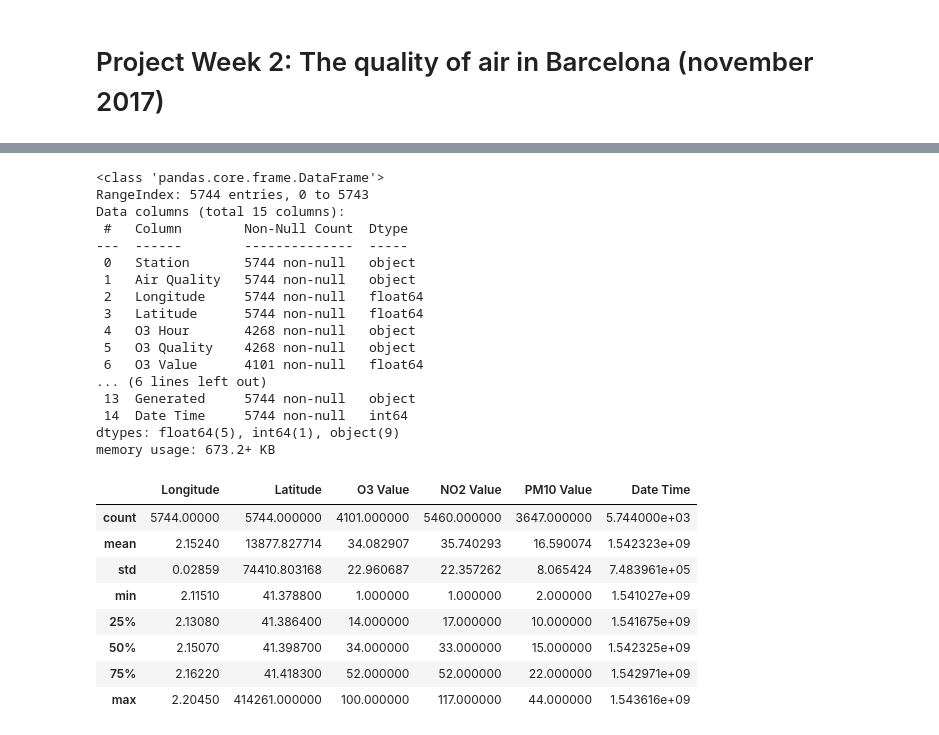
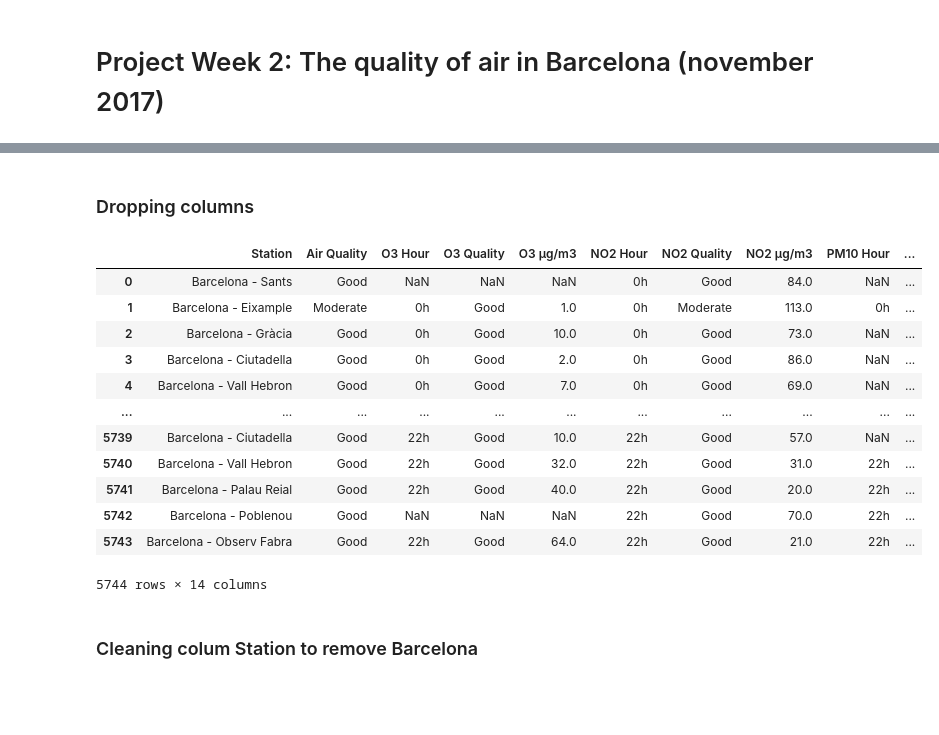
Before and after one commit to TimEisenmenger/Project-Week-2-Barcelona, a Jupyter notebook: your-project/Quality of the air in BCN - nov 17 .ipynb, the cells around one changed output, grey strips where cells are left out. Cells and saved outputs as stored; diff of their text form; code cells hidden in the pictures; blank space fills up the shorter version.

```diff
--- a/your-project/Quality of the air in BCN - nov 17 .ipynb
+++ b/your-project/Quality of the air in BCN - nov 17 .ipynb
@@ -44,32 +131,21 @@ qair.tail(10)
+# %% [markdown]
+### Dropping columns
 # %%
-qair.info()
+air_quality=air_quality.drop(columns =["Generated","Latitude","Longitude"])
+air_quality
 # %% [output]
+|  | Station | Air Quality | O3 Hour | O3 Quality | O3 µg/m3 | NO2 Hour | NO2 Quality | NO2 µg/m3 | PM10 Hour | ... |
+| 0 | Barcelona - Sants | Good | NaN | NaN | NaN | 0h | Good | 84.0 | NaN | ... |
+| 1 | Barcelona - Eixample | Moderate | 0h | Good | 1.0 | 0h | Moderate | 113.0 | 0h | ... |
+| 2 | Barcelona - Gràcia | Good | 0h | Good | 10.0 | 0h | Good | 73.0 | NaN | ... |
+| 3 | Barcelona - Ciutadella | Good | 0h | Good | 2.0 | 0h | Good | 86.0 | NaN | ... |
+| 4 | Barcelona - Vall Hebron | Good | 0h | Good | 7.0 | 0h | Good | 69.0 | NaN | ... |
+| ... | ... | ... | ... | ... | ... | ... | ... | ... | ... | ... |
+| 5739 | Barcelona - Ciutadella | Good | 22h | Good | 10.0 | 22h | Good | 57.0 | NaN | ... |
+| 5740 | Barcelona - Vall Hebron | Good | 22h | Good | 32.0 | 22h | Good | 31.0 | 22h | ... |
+| 5741 | Barcelona - Palau Reial | Good | 22h | Good | 40.0 | 22h | Good | 20.0 | 22h | ... |
+| 5742 | Barcelona - Poblenou | Good | NaN | NaN | NaN | 22h | Good | 70.0 | 22h | ... |
+| 5743 | Barcelona - Observ Fabra | Good | 22h | Good | 64.0 | 22h | Good | 21.0 | 22h | ... |
-<class 'pandas.core.frame.DataFrame'>
-RangeIndex: 5744 entries, 0 to 5743
-Data columns (total 15 columns):
- #   Column        Non-Null Count  Dtype
----  ------        --------------  -----
- 0   Station       5744 non-null   object
- 1   Air Quality   5744 non-null   object
- 2   Longitude     5744 non-null   float64
- 3   Latitude      5744 non-null   float64
- 4   O3 Hour       4268 non-null   object
- 5   O3 Quality    4268 non-null   object
- 6   O3 Value      4101 non-null   float64
-... (6 lines left out)
- 13  Generated     5744 non-null   object
- 14  Date Time     5744 non-null   int64
-dtypes: float64(5), int64(1), object(9)
-memory usage: 673.2+ KB
+5744 rows × 14 columns
-# %%
-qair.describe()
-# %% [output]
-|  | Longitude | Latitude | O3 Value | NO2 Value | PM10 Value | Date Time |
-| count | 5744.00000 | 5744.000000 | 4101.000000 | 5460.000000 | 3647.000000 | 5.744000e+03 |
-| mean | 2.15240 | 13877.827714 | 34.082907 | 35.740293 | 16.590074 | 1.542323e+09 |
-| std | 0.02859 | 74410.803168 | 22.960687 | 22.357262 | 8.065424 | 7.483961e+05 |
-| min | 2.11510 | 41.378800 | 1.000000 | 1.000000 | 2.000000 | 1.541027e+09 |
-| 25% | 2.13080 | 41.386400 | 14.000000 | 17.000000 | 10.000000 | 1.541675e+09 |
-| 50% | 2.15070 | 41.398700 | 34.000000 | 33.000000 | 15.000000 | 1.542325e+09 |
-| 75% | 2.16220 | 41.418300 | 52.000000 | 52.000000 | 22.000000 | 1.542971e+09 |
-| max | 2.20450 | 414261.000000 | 100.000000 | 117.000000 | 44.000000 | 1.543616e+09 |
+# %% [markdown]
+### Cleaning colum Station to remove Barcelona
```
Also changed, not shown: parts of 31 cells of this notebook, 1 other file.
